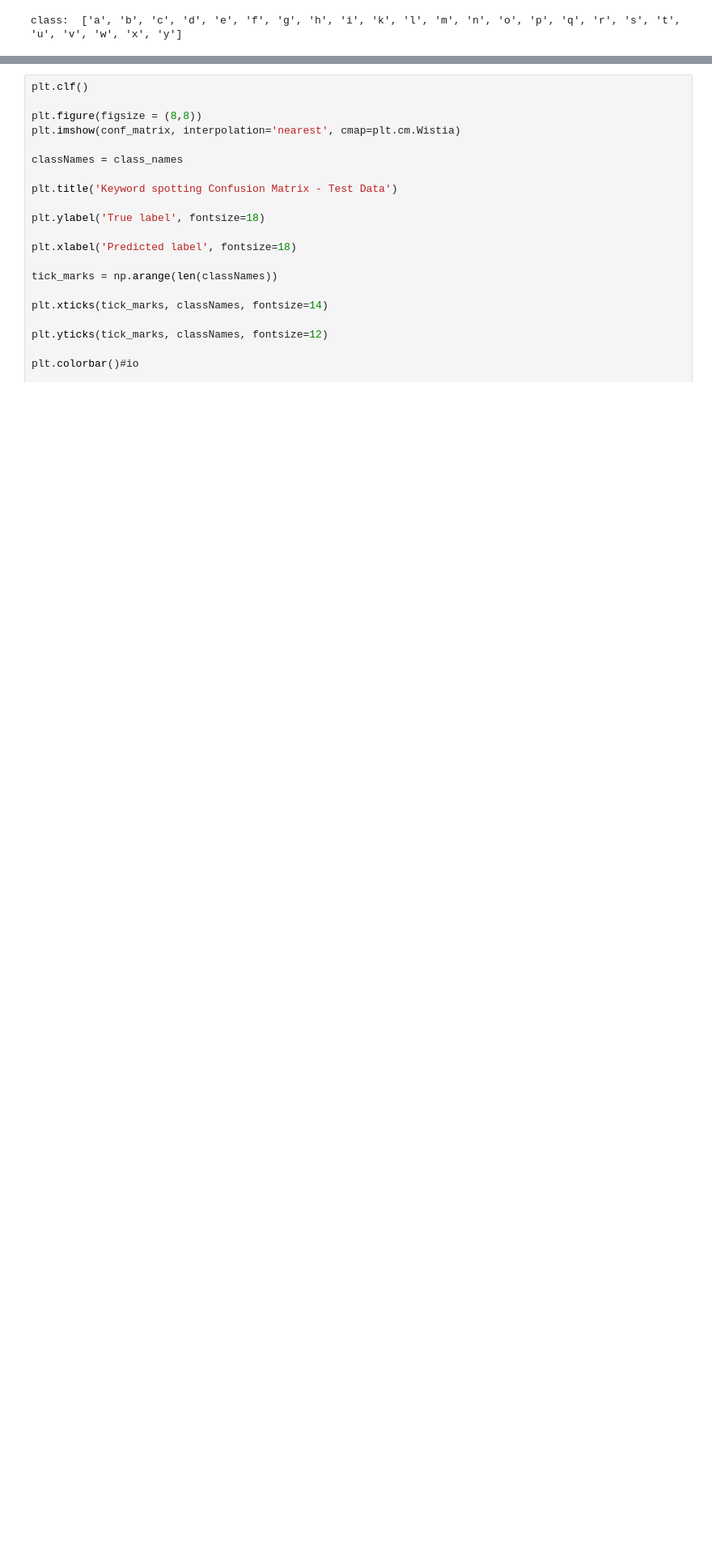
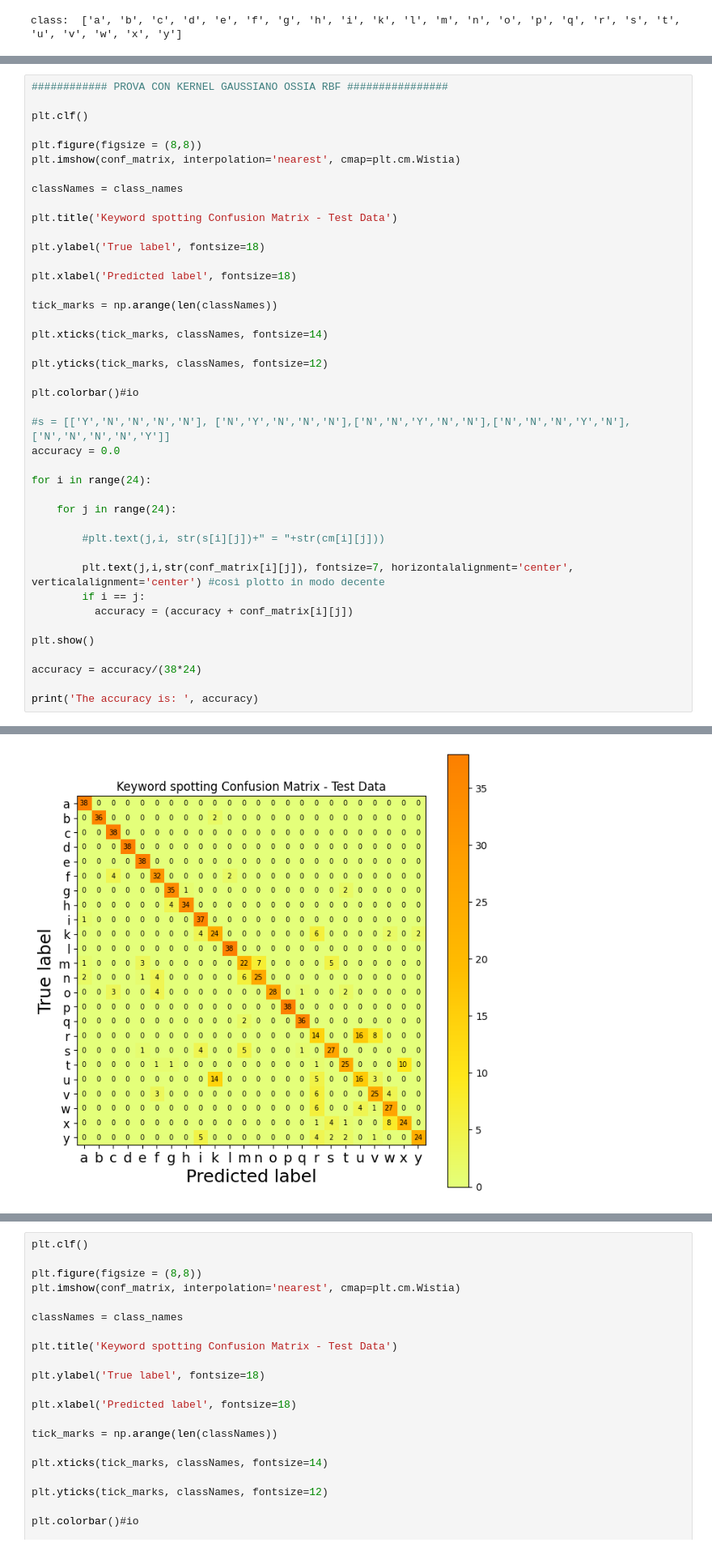
Before and after one commit to thomascampagnolo97/sign_language_ML, a Jupyter notebook: ML_project.ipynb, the cells around one changed output, grey strips where cells are left out. Shown at 81% size. Cells and saved outputs as stored; diff of their text form; blank space fills up the shorter version.

```diff
--- a/ML_project.ipynb
+++ b/ML_project.ipynb
@@ -252,0 +343,43 @@ print('The accuracy is: ', accuracy)
+# %%
+############ PROVA CON KERNEL GAUSSIANO OSSIA RBF ################
+
+plt.clf()
+
+plt.figure(figsize = (8,8))
+plt.imshow(conf_matrix, interpolation='nearest', cmap=plt.cm.Wistia)
+
+classNames = class_names
+
+plt.title('Keyword spotting Confusion Matrix - Test Data')
+
+plt.ylabel('True label', fontsize=18)
+
+plt.xlabel('Predicted label', fontsize=18)
+
+tick_marks = np.arange(len(classNames))
+
+plt.xticks(tick_marks, classNames, fontsize=14)
+
+plt.yticks(tick_marks, classNames, fontsize=12)
+
+plt.colorbar()#io
+
+#s = [['Y','N','N','N','N'], ['N','Y','N','N','N'],['N','N','Y','N','N'],['N','N','N','Y','N'],['N','N','N','N','Y']]
+accuracy = 0.0
+
+for i in range(24):
+
+    for j in range(24):
+
+        #plt.text(j,i, str(s[i][j])+" = "+str(cm[i][j]))
+
+        plt.text(j,i,str(conf_matrix[i][j]), fontsize=7, horizontalalignment='center', verticalalignment='center') #così plotto in modo decente
+        if i == j:
+          accuracy = (accuracy + conf_matrix[i][j])
+
+plt.show()
+
+accuracy = accuracy/(38*24)
+
+print('The accuracy is: ', accuracy)
+# %% [output]
@@ -252,0 +387 @@ print('The accuracy is: ', accuracy)
+[figure, added]
```
Also changed, not shown: parts of 18 cells of this notebook.
